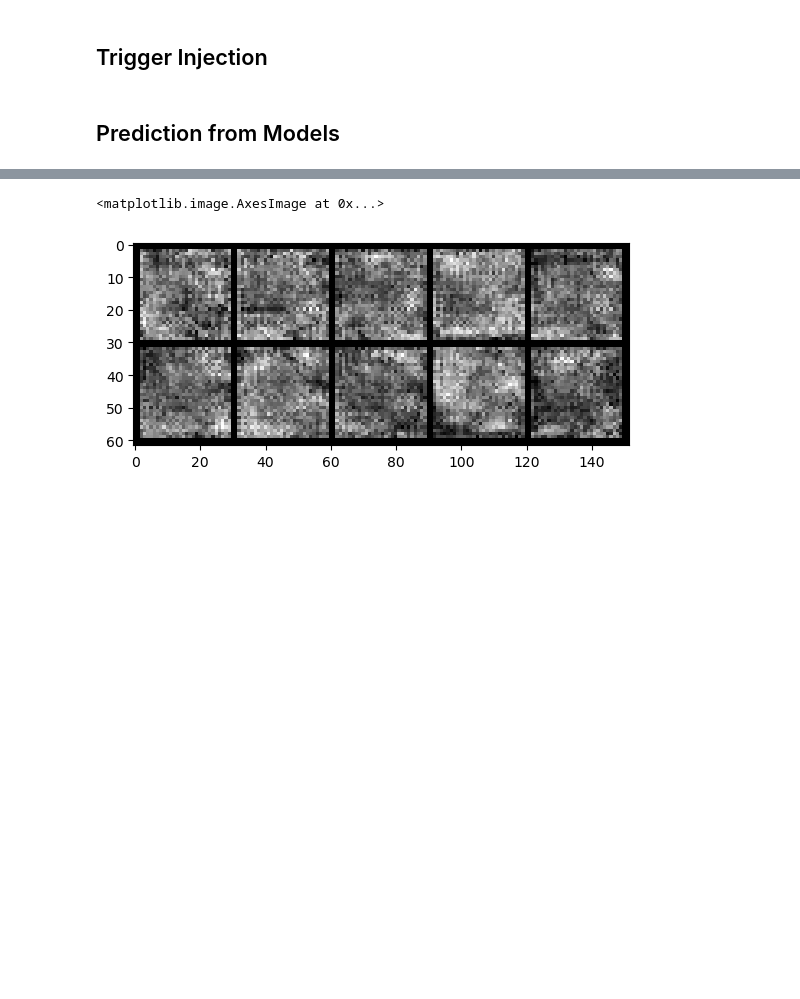
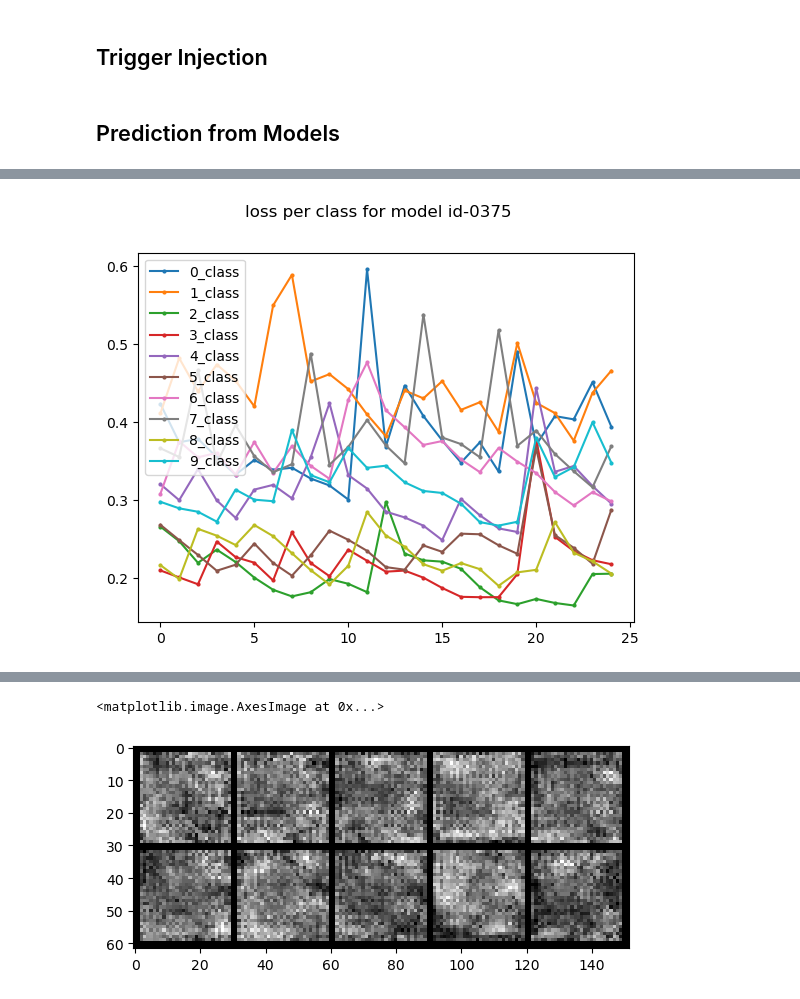
Before and after one commit to jsong2333333/tdc-starter-kit, a Jupyter notebook: detection/trigger_inversion.ipynb, the cells around one changed output, grey strips where cells are left out. Saved outputs shown, nothing was run; the diff lists cells and outputs as text; code cells hidden in the pictures; blank space fills up the shorter version.

```diff
--- a/detection/trigger_inversion.ipynb
+++ b/detection/trigger_inversion.ipynb
@@ -120,0 +336,10 @@ with open(os.path.join(EXTRACTED_DIR, 'trigger_dict.json'), 'w') as outfile:
+# %%
+for lbl in range(10):
+    plt.plot(SPECS_DICT[suspicious_model_id+'_'+SPECS[0]+'_'+str(lbl)][175:200], '-o', markersize=2, label=f'{lbl}_class')
+# plt.plot(LOSS_DICT[8][:500], '-o', markersize=2, label=f'target_class')
+# plt.plot(avg_loss, '-o', markersize=2, label=f'avg_of_other_class')
+plt.legend()
+plt.suptitle('loss per class for model id-0375')
+plt.show()
+# %% [output]
+[figure, added]
```
Also changed, not shown: parts of 38 cells of this notebook, 1 other file.
